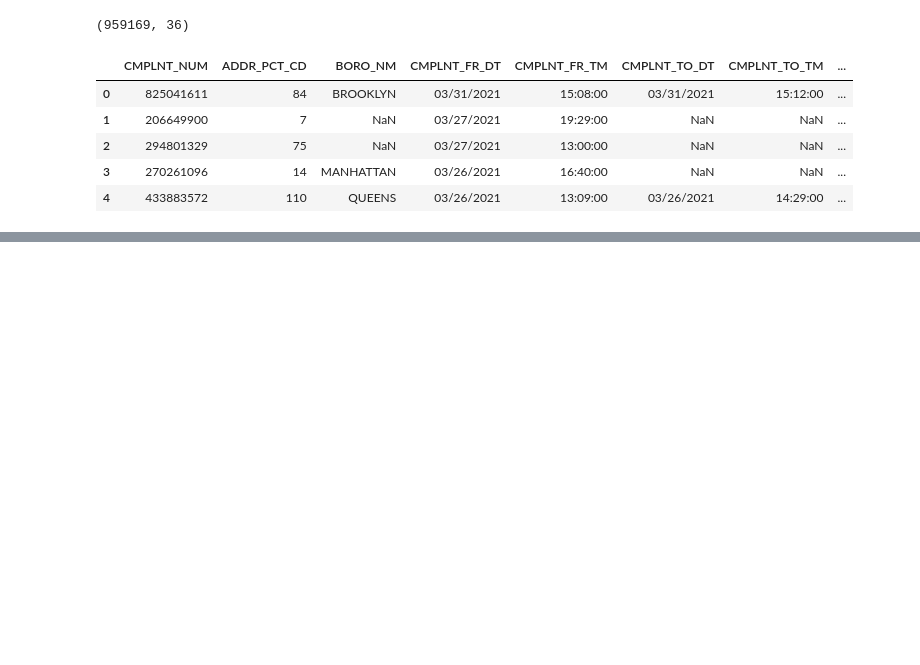
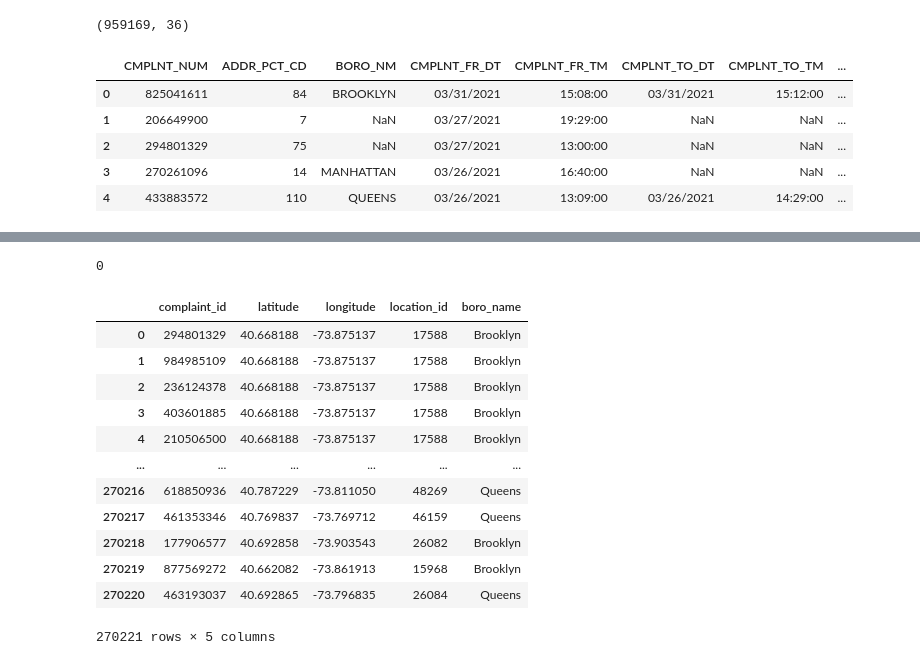
Before and after one commit to nick-occ/dsba-6520-project, a Jupyter notebook: eda.ipynb, the cells around one changed output, grey strips where cells are left out. Drawn from its saved outputs; the diff is of its cells as text; code cells hidden in the pictures; blank space fills up the shorter version.

```diff
--- a/eda.ipynb
+++ b/eda.ipynb
@@ -143,0 +592,3 @@ pd.DataFrame(complaints.loc[(complaints.BORO_NM == 'BRONX') & (complaints.LAW_CA
+# %%
+# run boro analysis model in gis and load results
+unique_locs_boro = pd.read_csv('./data/gis/output/location_for_gis_with_boro.csv',usecols=['location_id','boro_name'])
@@ -143,0 +611,4 @@ pd.DataFrame(complaints.loc[(complaints.BORO_NM == 'BRONX') & (complaints.LAW_CA
+# %%
+unique_locs_with_boro = unique_locs.join(unique_locs_boro, on='location_id', lsuffix='_loc')
+# %%
+unique_locs_with_boro.drop(['location_id_loc'], axis='columns', inplace=True)
@@ -143,0 +631,22 @@ pd.DataFrame(complaints.loc[(complaints.BORO_NM == 'BRONX') & (complaints.LAW_CA
+# %%
+unique_locs_boro.boro_name.isna().sum()
+# %% [output]
+0
+# %%
+locations_merged = locations.merge(unique_locs_with_boro, how='outer', on=['latitude','longitude'])
+# %%
+locations_merged
+# %% [output]
+|  | complaint_id | latitude | longitude | location_id | boro_name |
+| 0 | 294801329 | 40.668188 | -73.875137 | 17588 | Brooklyn |
+| 1 | 984985109 | 40.668188 | -73.875137 | 17588 | Brooklyn |
+| 2 | 236124378 | 40.668188 | -73.875137 | 17588 | Brooklyn |
+| 3 | 403601885 | 40.668188 | -73.875137 | 17588 | Brooklyn |
+| 4 | 210506500 | 40.668188 | -73.875137 | 17588 | Brooklyn |
+| ... | ... | ... | ... | ... | ... |
+| 270216 | 618850936 | 40.787229 | -73.811050 | 48269 | Queens |
+| 270217 | 461353346 | 40.769837 | -73.769712 | 46159 | Queens |
+| 270218 | 177906577 | 40.692858 | -73.903543 | 26082 | Brooklyn |
+| 270219 | 877569272 | 40.662082 | -73.861913 | 15968 | Brooklyn |
+| 270220 | 463193037 | 40.692865 | -73.796835 | 26084 | Queens |
+270221 rows × 5 columns
```
Also changed, not shown: parts of 81 cells of this notebook.
